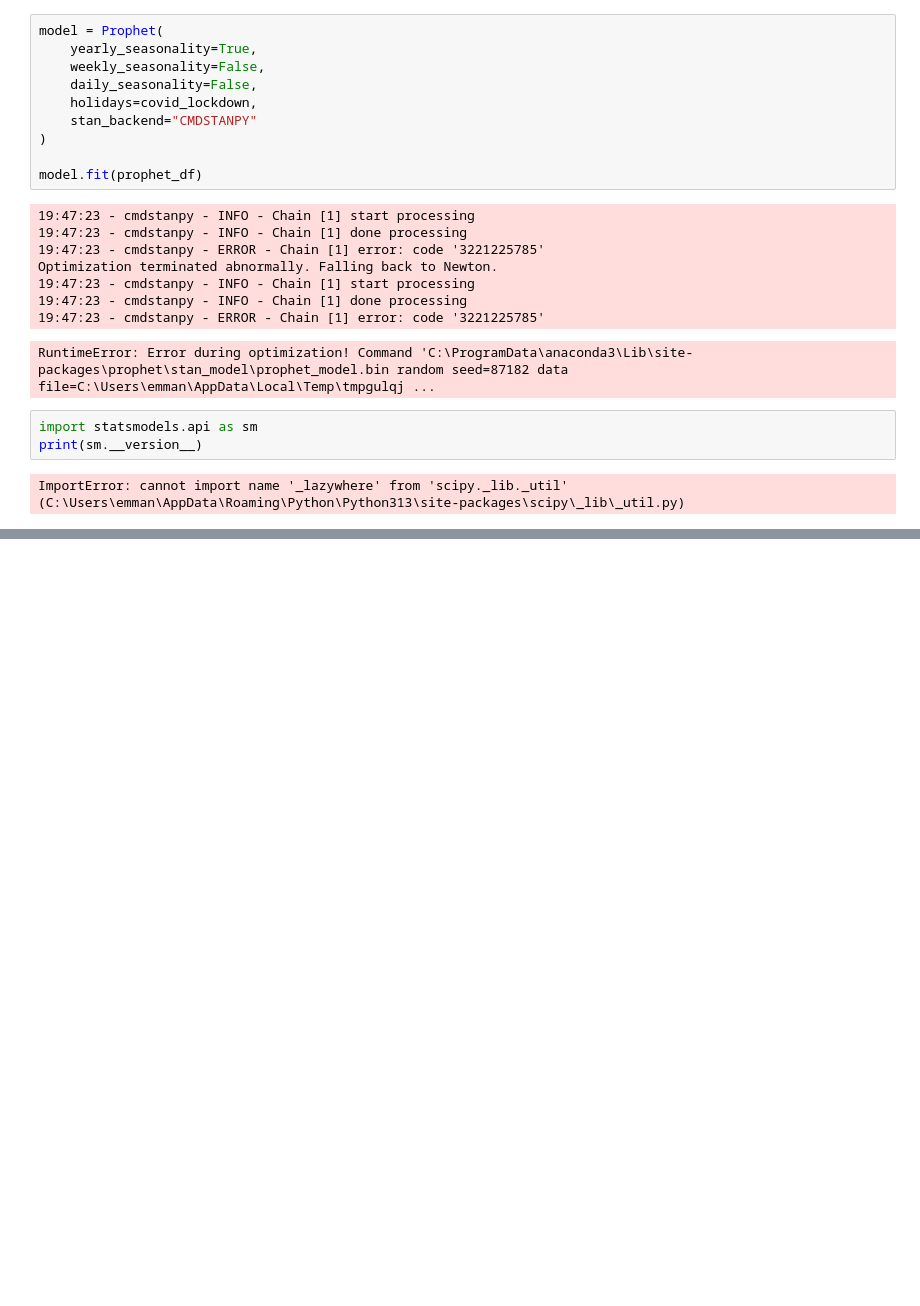
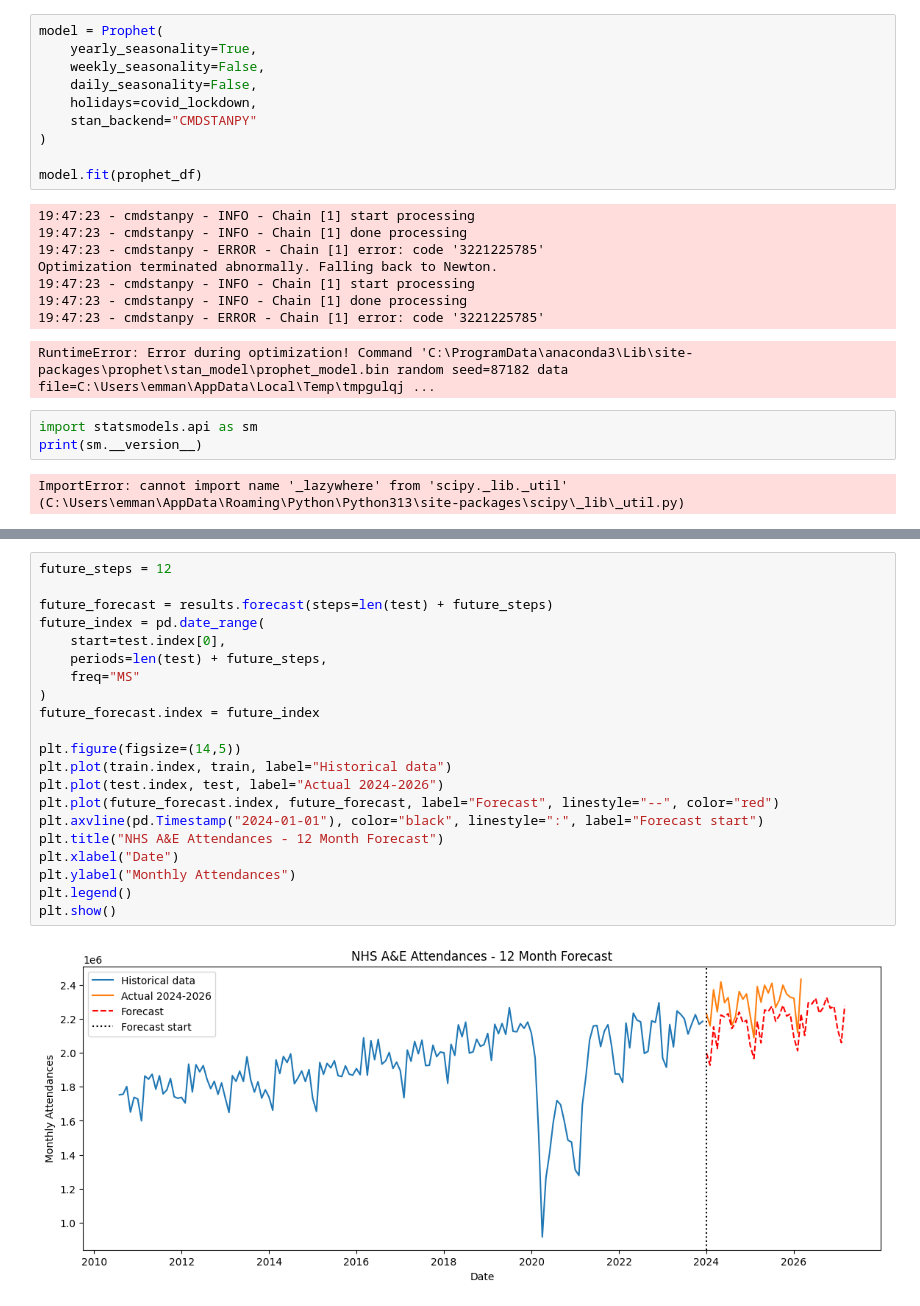
Before and after one commit to emmanuellabinjo/nhs-ae-analysis, a Jupyter notebook: ae-analysis.ipynb, the cells around one changed output, grey strips where cells are left out. Drawn from its saved outputs; the diff is of its cells as text; blank space fills up the shorter version.

```diff
--- a/ae-analysis.ipynb
+++ b/ae-analysis.ipynb
@@ -162,0 +245,23 @@ ImportError: cannot import name '_lazywhere' from 'scipy._lib._util' (C:\Users\e
+# %%
+future_steps = 12
+
+future_forecast = results.forecast(steps=len(test) + future_steps)
+future_index = pd.date_range(
+    start=test.index[0],
+    periods=len(test) + future_steps,
+    freq="MS"
+)
+future_forecast.index = future_index
+
+plt.figure(figsize=(14,5))
+plt.plot(train.index, train, label="Historical data")
+plt.plot(test.index, test, label="Actual 2024-2026")
+plt.plot(future_forecast.index, future_forecast, label="Forecast", linestyle="--", color="red")
+plt.axvline(pd.Timestamp("2024-01-01"), color="black", linestyle=":", label="Forecast start")
+plt.title("NHS A&E Attendances - 12 Month Forecast")
+plt.xlabel("Date")
+plt.ylabel("Monthly Attendances")
+plt.legend()
+plt.show()
+# %% [output]
+[figure, added]
```
Also changed, not shown: parts of 9 cells of this notebook.
